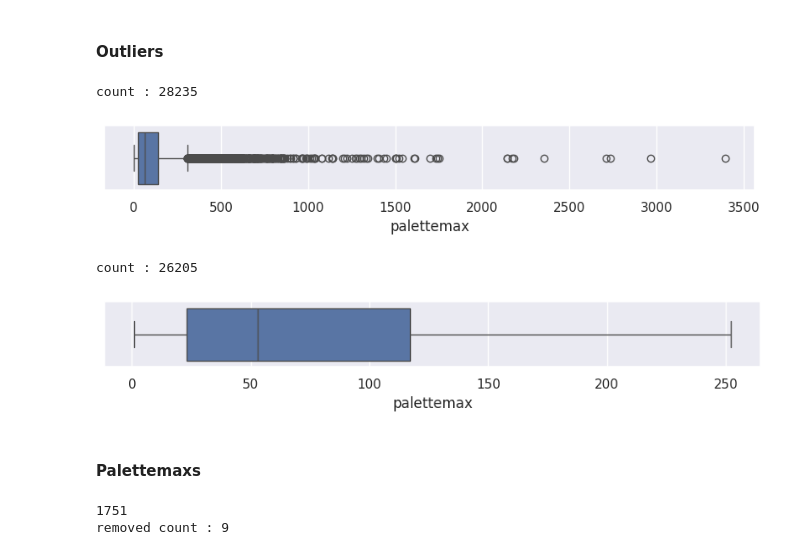
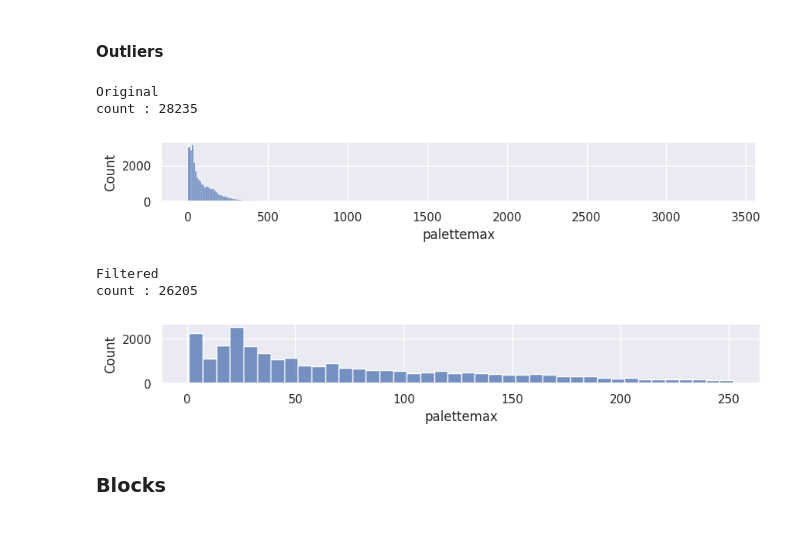
Before and after one commit to Dnewe/mcbuild-generator, a Jupyter notebook: notebooks/data_analysis.ipynb, the cells around one changed output. Saved outputs shown, nothing was run; the diff lists cells and outputs as text; code cells hidden in the pictures.

```diff
--- a/notebooks/data_analysis.ipynb
+++ b/notebooks/data_analysis.ipynb
@@ -33 +33,4 @@ COLUMN = "palettemax"
+# %%
+COLUMN = "palettemax"
+FILTER_MODE = 'MAD'  # MAD or IQR
 # %%
@@ -44,25 +55,26 @@ metadata_df_filtered = metadata_df[
-# %%
-median = metadata_df[COLUMN].median()
-MAD = (metadata_df[COLUMN] - median).abs().median()
-
-# approximate standard deviation scaling
-threshold = 3 * 1.4826 * MAD
-metadata_df_filtered = metadata_df[(metadata_df[COLUMN] - median).abs() <= threshold]
-# %%
-print(f"count : {len(metadata_df)}")
-plt.figure(figsize=(10, 1))
-sns.boxplot(metadata_df, x=COLUMN)
-plt.show()
-# %% [output]
-count : 28235
-[figure, removed]
-# %%
-print(f"count : {len(metadata_df_filtered)}")
-plt.figure(figsize=(10, 1))
-sns.boxplot(metadata_df_filtered, x=COLUMN)
-plt.show()
-# %% [output]
-count : 26205
-[figure, removed]
+# %%
+if FILTER_MODE == 'IQR':
+    metadata_df_filtered = remove_outliers_iqr(COLUMN)
+elif FILTER_MODE == 'MAD':
+    metadata_df_filtered = remove_outliers_mad(COLUMN)
+
+print('Original')
+print(f"count : {len(metadata_df)}")
+plt.figure(figsize=(10, 1))
+sns.histplot(metadata_df, x=COLUMN)
+plt.show()
+
+print('Filtered')
+print(f"count : {len(metadata_df_filtered)}")
+plt.figure(figsize=(10, 1))
+sns.histplot(metadata_df_filtered, x=COLUMN)
+plt.show()
+# %% [output]
+Original
+count : 28235
+[figure, added]
+Filtered
+count : 26205
+[figure, added]
 # %% [markdown]
-#### Palettemaxs
+### Blocks
@@ -71,8 +80,0 @@ palettemaxs_arr = np.array(palettemaxs)
-# %%
-# remove outliers
-palettemaxs_arr = palettemaxs_arr[palettemaxs_arr < 2000]
-print(palettemaxs_arr.max())
-print(f"removed count : {len(palettemaxs) - len(palettemaxs_arr)}")
-# %% [output]
-1751
-removed count : 9
```
Also changed, not shown: parts of 16 cells of this notebook, 6 other files.
